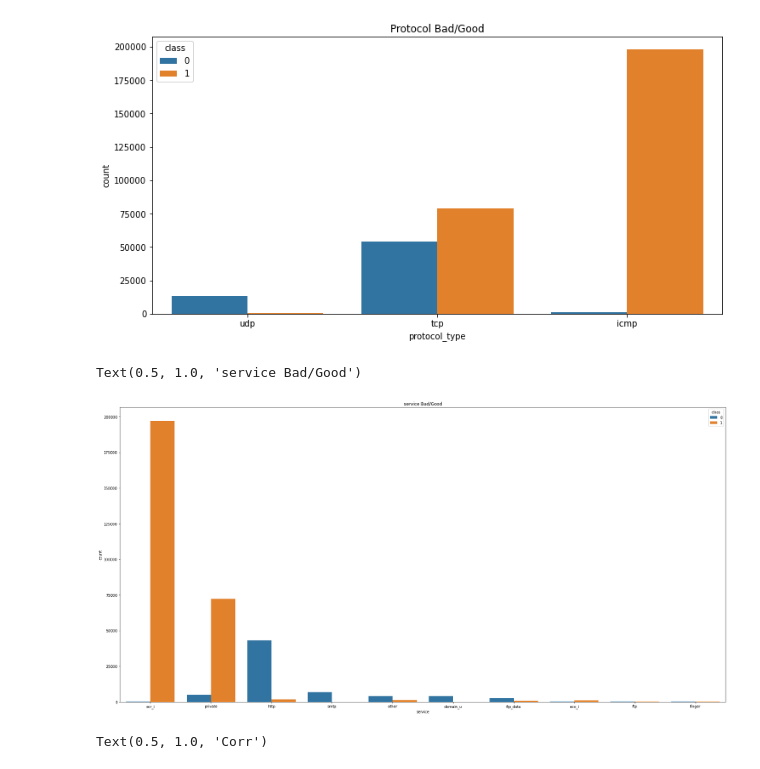
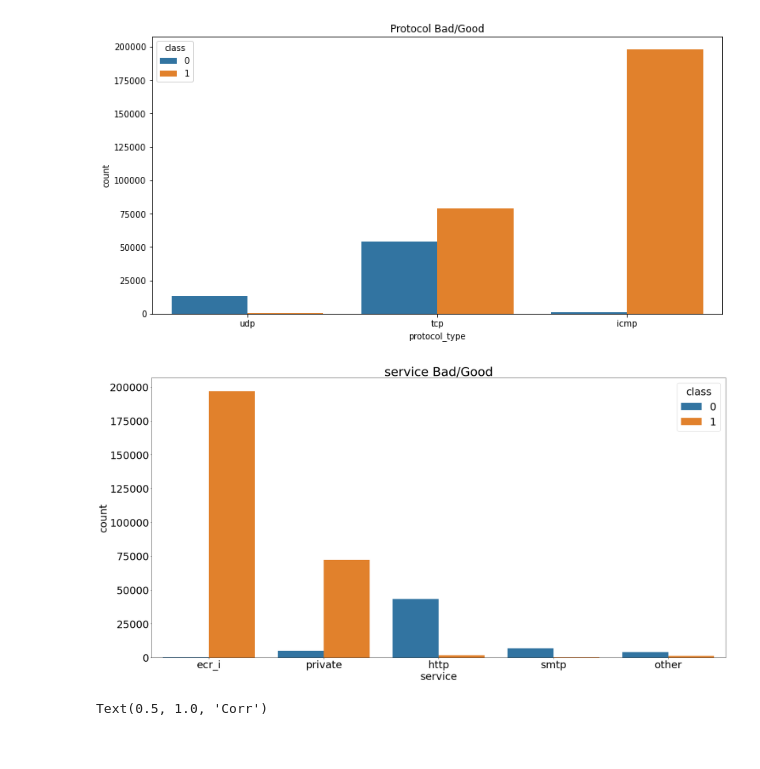
Before and after one commit to leebs0521/DAP, a Jupyter notebook: Project.ipynb, the cells around one changed output. Cells and saved outputs as stored; diff of their text form; code cells hidden in the pictures.

```diff
--- a/Project.ipynb
+++ b/Project.ipynb
@@ -362,13 +362,13 @@ p.set_title("Protocol Bad/Good")
 Text(0.5, 1.0, 'Protocol Bad/Good')
 [figure]
 # %%
-# 상위 10개의 서비스별 정상 / 비정상 분포
+# 상위 5개의 서비스별 정상 / 비정상 분포
 plt.figure(figsize=(30,15))
-p = sns.countplot(x="service", hue = Y, data = data[selected_features], order = data[selected_features]['service'].value_counts().iloc[:10].index)
+p = sns.countplot(x="service", hue = Y, data = data[selected_features], order = data[selected_features]['service'].value_counts().iloc[:5].index)
 p.set_title("service Bad/Good")
+plt.rc('font', size=30)
 # %% [output]
-Text(0.5, 1.0, 'service Bad/Good')
-[figure, old version]
+[figure, new version]
 # %%
 # 상관 계수
 plt.figure(figsize=(16,10))
```
